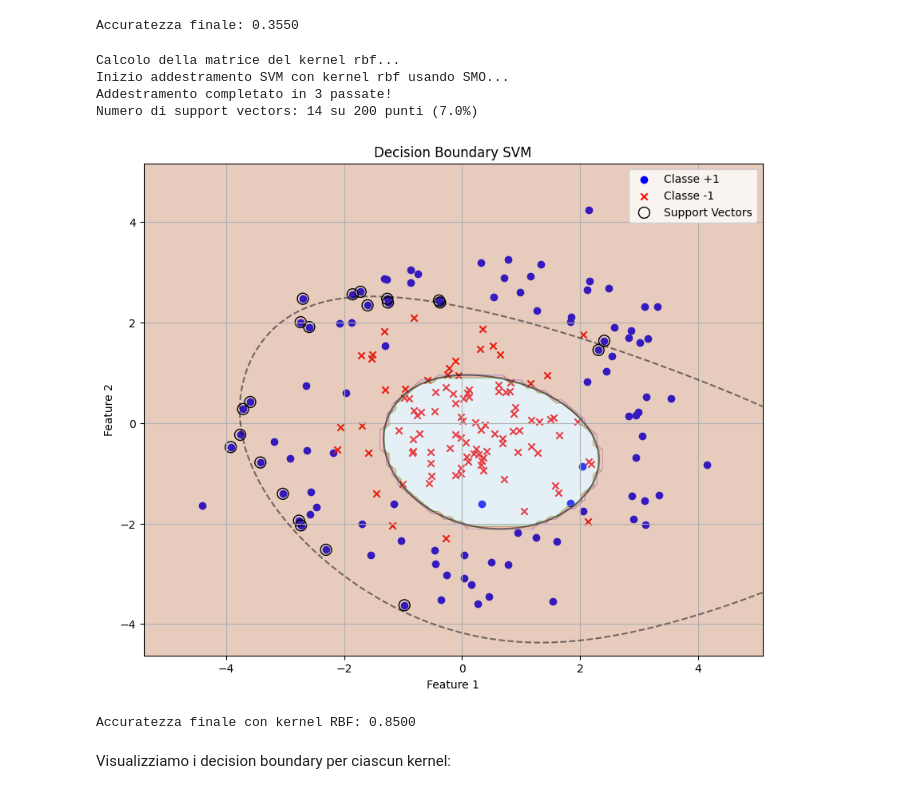
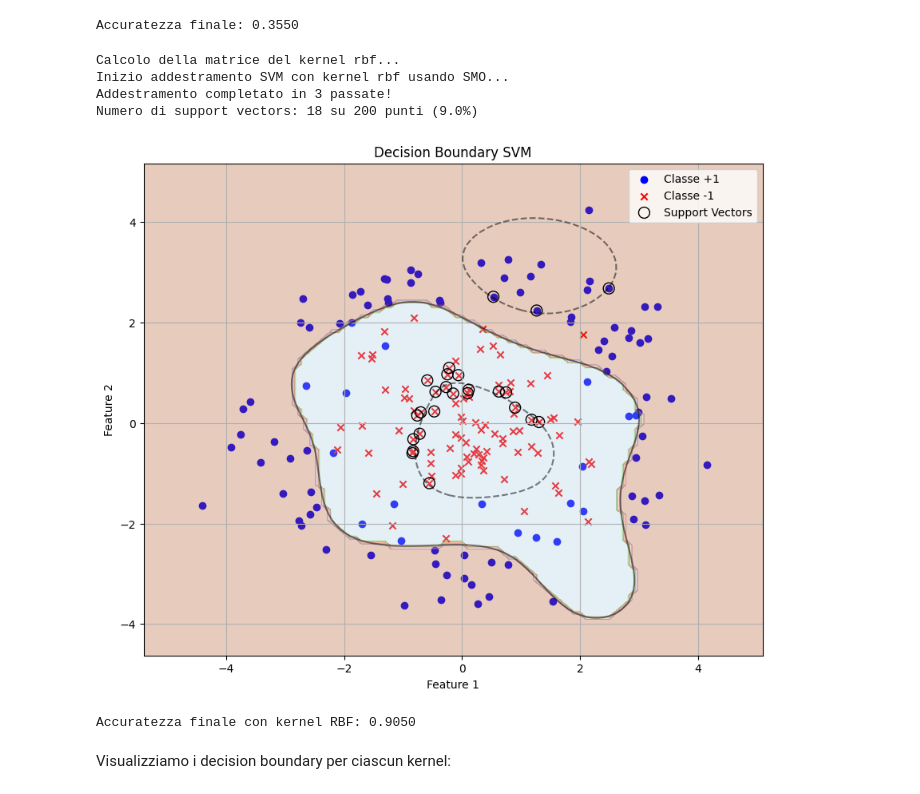
Before and after one commit to lu-ser/ML_Course_2025, a Jupyter notebook: 6_Support_Vector_Machine/svm.ipynb, the cells around one changed output. Cells and saved outputs as stored; diff of their text form; code cells hidden in the pictures.

```diff
--- a/6_Support_Vector_Machine/svm.ipynb
+++ b/6_Support_Vector_Machine/svm.ipynb
@@ -1339,19 +1347,19 @@ Numero di support vectors: 75 su 200 punti (37.5%)
 Accuratezza finale: 0.3550
 # %%
 # Addestriamo SVM con kernel RBF
-svm_rbf = KernelSVM(C=1.0, kernel='rbf', gamma=0.1, max_iter=100)
+svm_rbf = KernelSVM(C=1.0, kernel='rbf', gamma=0.5, max_iter=100)
 svm_rbf.fit(X_nonlinear, y_nonlinear)
 plot_decision_boundary(svm_rbf, X_nonlinear, y_nonlinear)
 #accuracy
 y_pred_rbf = svm_rbf.predict(X_nonlinear)
 accuracy_rbf = np.sum(y_pred_rbf == y_nonlinear) / len(y_nonlinear)
 print(f"Accuratezza finale con kernel RBF: {accuracy_rbf:.4f}")
 # %% [output]
 Calcolo della matrice del kernel rbf...
 Inizio addestramento SVM con kernel rbf usando SMO...
 Addestramento completato in 3 passate!
-Numero di support vectors: 14 su 200 punti (7.0%)
+Numero di support vectors: 18 su 200 punti (9.0%)
-[figure, old version]
+[figure, new version]
-Accuratezza finale con kernel RBF: 0.8500
+Accuratezza finale con kernel RBF: 0.9050
 # %% [markdown]
 Visualizziamo i decision boundary per ciascun kernel:
```
Also changed, not shown: parts of 5 cells of this notebook, 3 other files.
